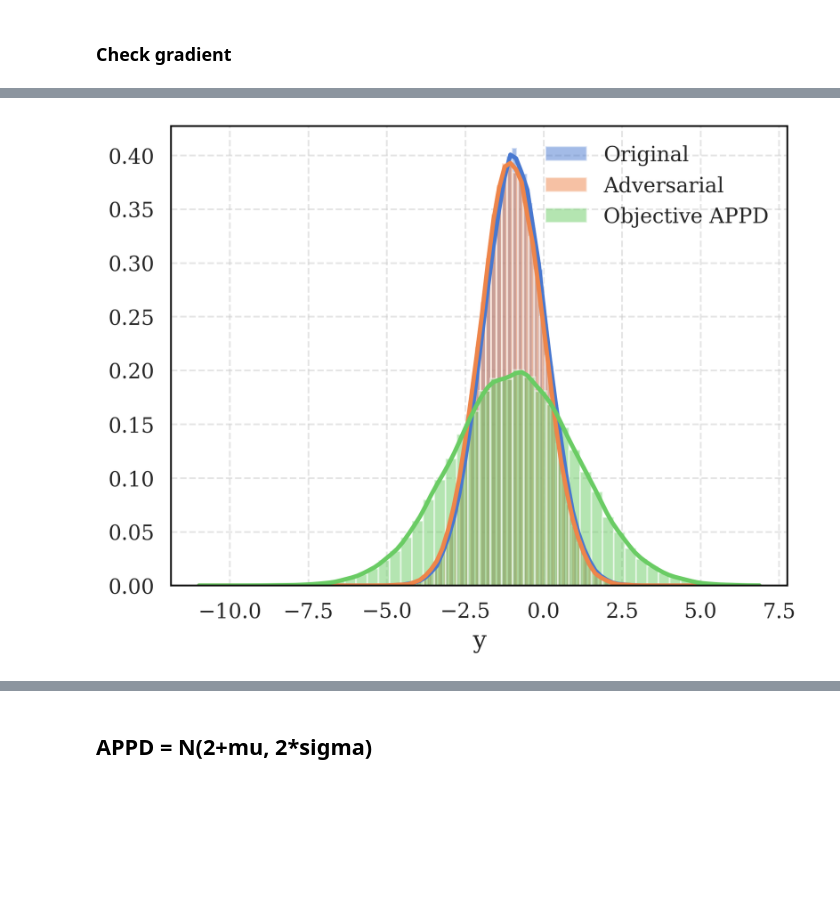
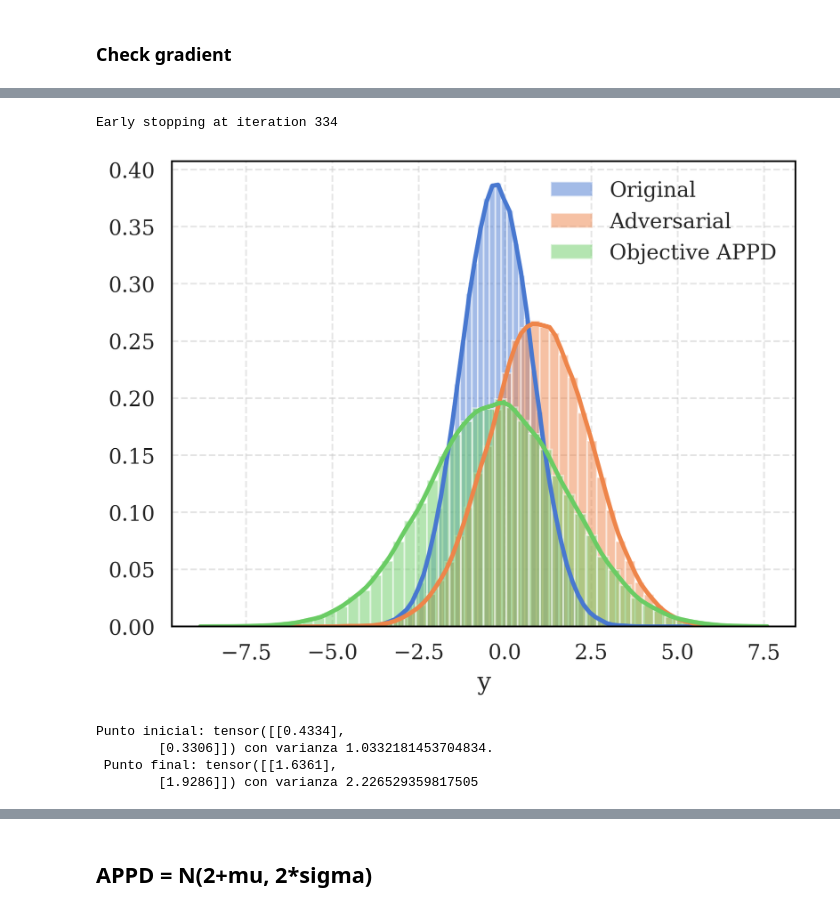
Before and after one commit to pablogarciarce/AdvReg, a Jupyter notebook: notebooks/toy_distr_attack_indep.ipynb, the cells around one changed output, grey strips where cells are left out. Saved outputs shown, nothing was run; the diff lists cells and outputs as text; code cells hidden in the pictures; blank space fills up the shorter version.

```diff
--- a/notebooks/toy_distr_attack_indep.ipynb
+++ b/notebooks/toy_distr_attack_indep.ipynb
@@ -46,13 +46,13 @@ torch.manual_seed(seed)
 # %% [output]
 <torch._C.Generator at 0x...>
 # %%
-X, y = get_toy_data_indep()
+X, y = get_toy_data_indep(100)
 
 # Normalize the data
 scaler = MinMaxScaler()
 X_normalized = scaler.fit_transform(X)
 
-X_train, X_test, y_train, y_test = train_test_split(X_normalized, y, test_size=0.3, random_state=42)
+X_train, X_test, y_train, y_test = train_test_split(X_normalized, y, test_size=0.9, random_state=42)
 # %%
 # Model for which we know the true gradient
 model = NormalKnownVariancePriorLinearRegression(prior_params={
@@ -100,12 +104,20 @@ for i in range(2):
 # %%
 # Attack example
-x = X_test[17,:].copy()
+x = X_test[1,:].copy()
 x = torch.tensor(x, dtype=torch.float32).unsqueeze(1)
 std = model.sample_predictive_distribution(x, 10000).std()
 appd = torch.distributions.normal.Normal(x.T @ model.mu, 2 * std)
 x_adv_distr, x_adv_values = mlmc_attack(model, x, appd=appd, epsilon=2, R=10, lr=.1, n_iter=400)
 plot_ppds(model, x, x_adv_distr, appd)
 # %% [output]
+Early stopping at iteration 334
-[figure, old version]
+[figure, new version]
+# %%
+print(f'Punto inicial: {x} con varianza {std**2}.\n Punto final: {x_adv_distr} con varianza {model.sample_predictive_distribution(x_adv_distr, 10000).var()}')
+# %% [output]
+Punto inicial: tensor([[0.4334],
+        [0.3306]]) con varianza 1.0332181453704834.
+ Punto final: tensor([[1.6361],
+        [1.9286]]) con varianza 2.226529359817505
 # %%
 # Vector field of perturbations
```
Also changed, not shown: parts of 17 cells of this notebook, 10 other files.
